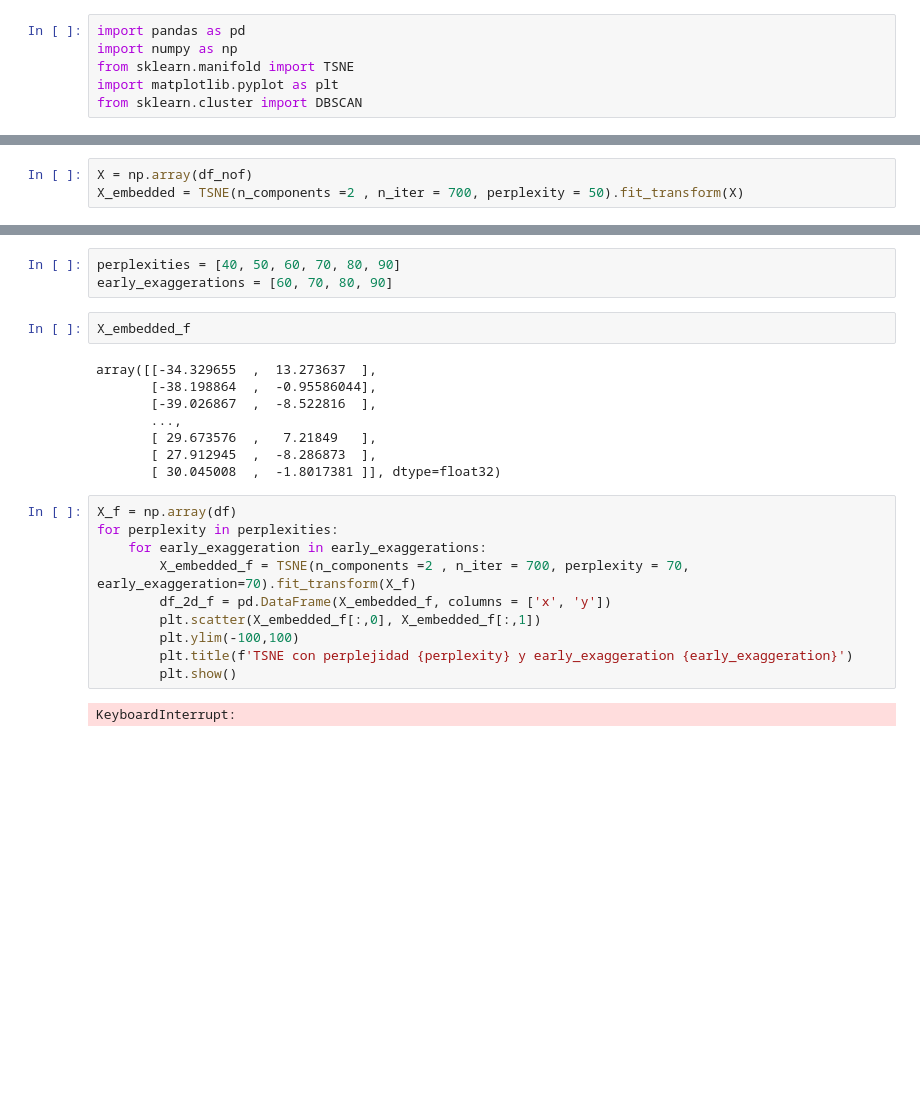
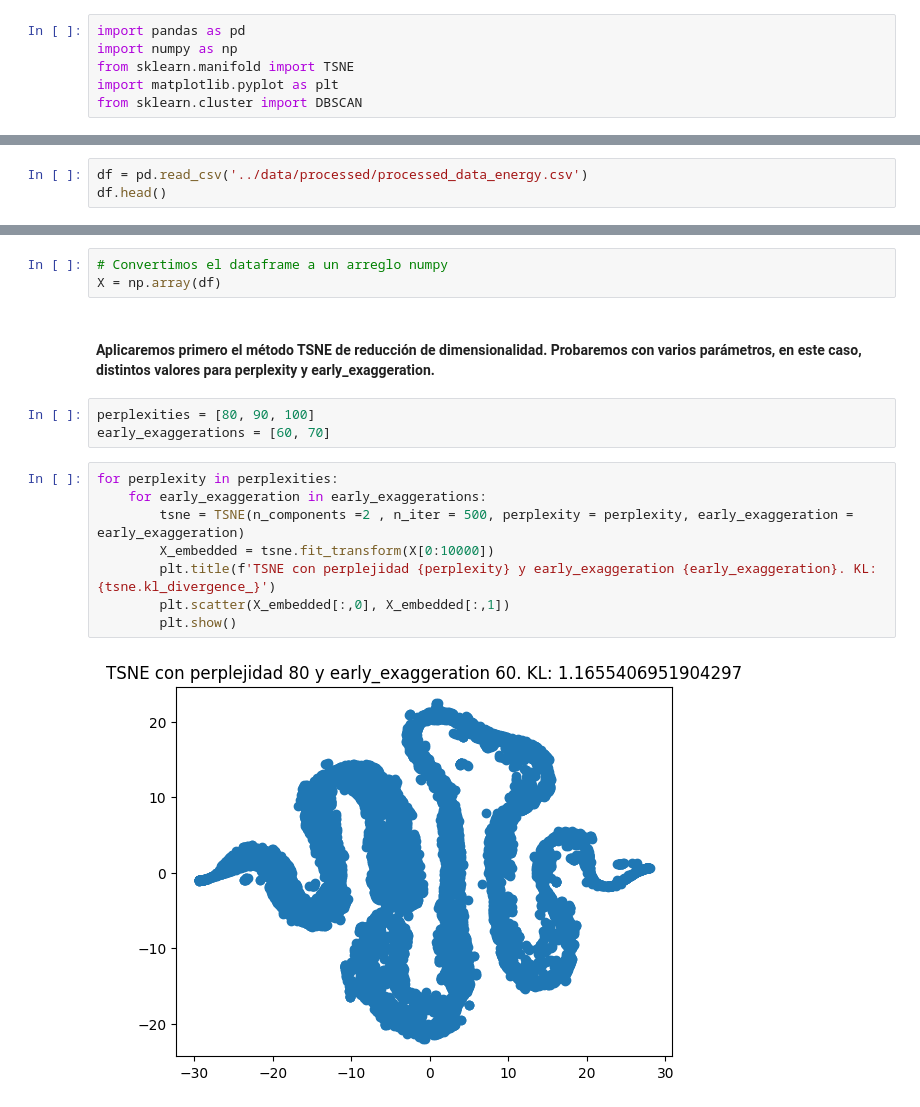
Before and after one commit to AAA-Energia/energy-demand-prediction, a Jupyter notebook: notebooks/apply_TSNE_DBSCAN.ipynb, the cells around one changed output, grey strips where cells are left out. Saved outputs shown, nothing was run; the diff lists cells and outputs as text; blank space fills up the shorter version.

```diff
--- a/notebooks/apply_TSNE_DBSCAN.ipynb
+++ b/notebooks/apply_TSNE_DBSCAN.ipynb
@@ -43,3 +10,0 @@ df_nof
-# %%
-X = np.array(df_nof)
-X_embedded = TSNE(n_components =2 , n_iter = 700, perplexity = 50).fit_transform(X)
@@ -72,0 +11,3 @@ X_embedded_f = TSNE(n_components =2 , n_iter = 700, perplexity = 50).fit_transfo
+# %%
+df = pd.read_csv('../data/processed/processed_data_energy.csv')
+df.head()
@@ -73,25 +22,18 @@ X_embedded_f = TSNE(n_components =2 , n_iter = 700, perplexity = 50).fit_transfo
+# %%
+# Convertimos el dataframe a un arreglo numpy
+X = np.array(df)
+# %% [markdown]
+#### Aplicaremos primero el método TSNE de reducción de dimensionalidad. Probaremos con varios parámetros, en este caso, distintos valores para perplexity y early_exaggeration.
 # %%
-perplexities = [40, 50, 60, 70, 80, 90]
-early_exaggerations = [60, 70, 80, 90]
+perplexities = [80, 90, 100]
+early_exaggerations = [60, 70]
-# %%
-X_embedded_f
-# %% [output]
-array([[-34.329655  ,  13.273637  ],
-       [-38.198864  ,  -0.95586044],
-       [-39.026867  ,  -8.522816  ],
-       ...,
-       [ 29.673576  ,   7.21849   ],
-       [ 27.912945  ,  -8.286873  ],
-       [ 30.045008  ,  -1.8017381 ]], dtype=float32)
 # %%
-X_f = np.array(df)
 for perplexity in perplexities:
     for early_exaggeration in early_exaggerations:
-        X_embedded_f = TSNE(n_components =2 , n_iter = 700, perplexity = 70, early_exaggeration=70).fit_transform(X_f)
-        df_2d_f = pd.DataFrame(X_embedded_f, columns = ['x', 'y'])
-        plt.scatter(X_embedded_f[:,0], X_embedded_f[:,1])
-        plt.ylim(-100,100)
-        plt.title(f'TSNE con perplejidad {perplexity} y early_exaggeration {early_exaggeration}')
+        tsne = TSNE(n_components =2 , n_iter = 500, perplexity = perplexity, early_exaggeration = early_exaggeration)
+        X_embedded = tsne.fit_transform(X[0:10000])
+        plt.title(f'TSNE con perplejidad {perplexity} y early_exaggeration {early_exaggeration}. KL: {tsne.kl_divergence_}')
+        plt.scatter(X_embedded[:,0], X_embedded[:,1])
         plt.show()
 # %% [output]
-KeyboardInterrupt:
+[figure, added]
```
Also changed, not shown: parts of 18 cells of this notebook.
